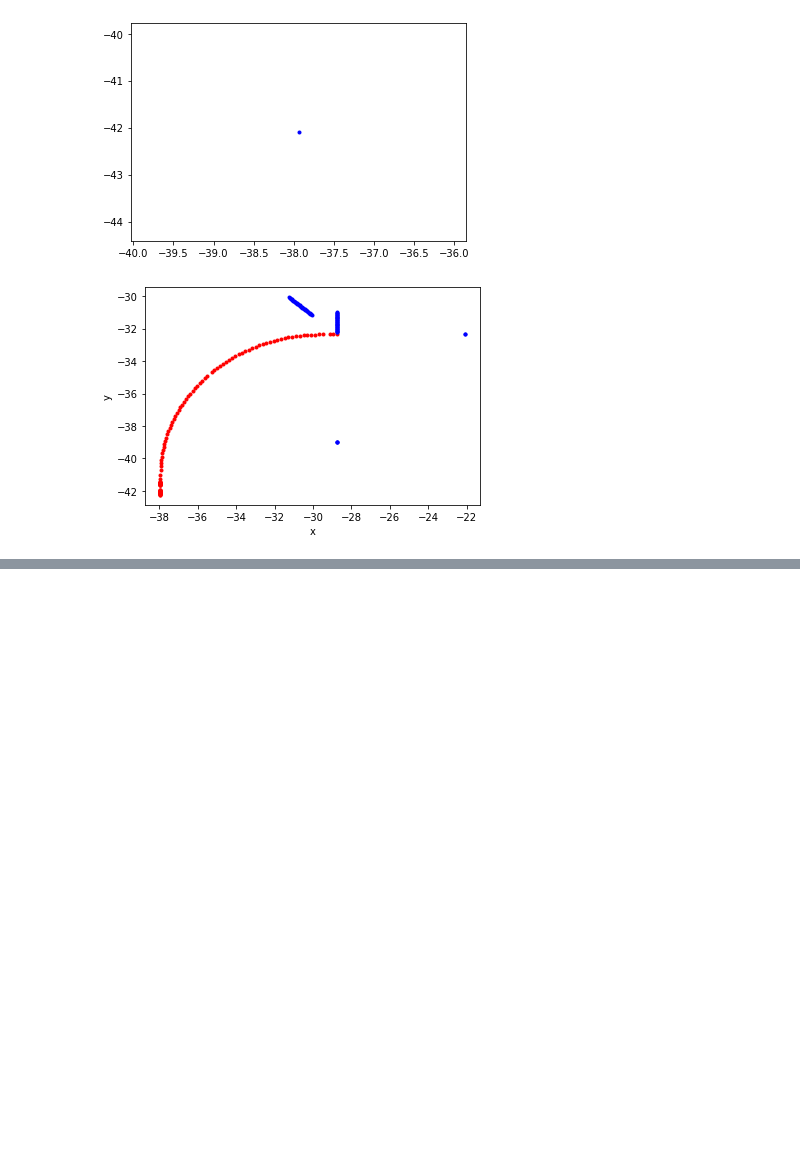
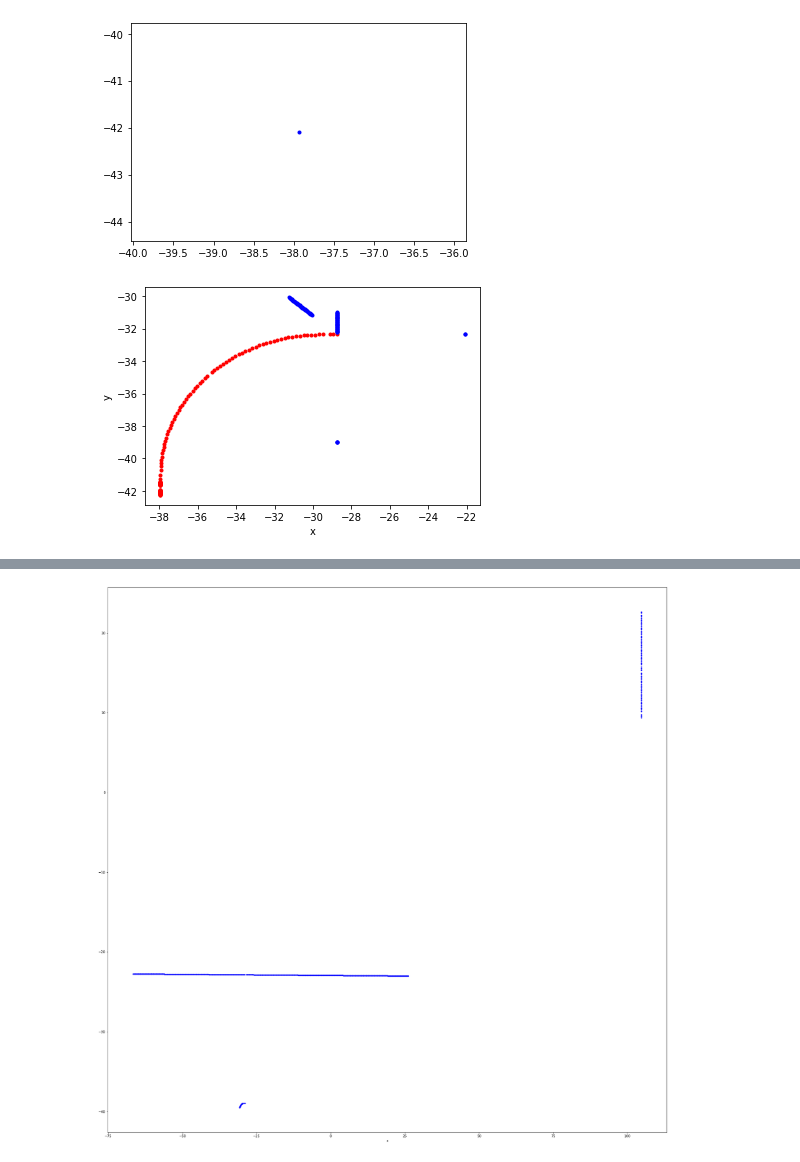
Before and after one commit to wahihihi/prediction, a Jupyter notebook: prediction/src/hdmap/data/opendrive_data.ipynb, the cells around one changed output, grey strips where cells are left out. Drawn from its saved outputs; the diff is of its cells as text; code cells hidden in the pictures; blank space fills up the shorter version.

```diff
--- a/prediction/src/hdmap/data/opendrive_data.ipynb
+++ b/prediction/src/hdmap/data/opendrive_data.ipynb
@@ -410,0 +304,74 @@ plt.plot(center_xpoints, center_ypoints,".",c='r')
+# %%
+import pandas as pd
+import numpy as np
+import matplotlib.pyplot as plt
+import math
+
+
+plt.figure(figsize=(30,30))
+plt.xlabel("x")
+plt.ylabel("")
+
+POINT_COLUMN_NAMES = ['x', 'y']
+
+# df_map = pd.read_csv('/home/ai/catkin_ws/src/prediction/log/all_map.txt', header=None, sep=',')
+# df_map.columns = POINT_COLUMN_NAMES
+# map_xpoints = np.array(df_map['x'])
+# map_ypoints = np.array(df_map['y'])
+# plt.plot(map_xpoints, map_ypoints,"*",color='r')
+
+# df_reference = pd.read_csv('/home/ai/catkin_ws/src/prediction/log/reference_line_data.txt', header=None, sep=',')
+# df_reference.columns = POINT_COLUMN_NAMES
+# reference_xpoints = np.array(df_reference['x'])
+# reference_ypoints = np.array(df_reference['y'])
+# plt.plot(reference_xpoints, reference_ypoints,"*",color='r')
+
+# df_center = pd.read_csv('/home/ai/catkin_ws/src/prediction/log/center_line_data.txt', header=None, sep=',')
+# df_center.columns = POINT_COLUMN_NAMES
+# center_xpoints = np.array(df_center['x'])
+# center_ypoints = np.array(df_center['y'])
+# plt.plot(center_xpoints, center_ypoints,".",c='b')
+
+# df_right = pd.read_csv('/home/ai/catkin_ws/src/prediction/log/right_line_data.txt', header=None, sep=',')
+# df_right.columns = POINT_COLUMN_NAMES
+# right_xpoints = np.array(df_right['x'])
+# right_ypoints = np.array(df_right['y'])
+# plt.plot(right_xpoints, right_ypoints,".",c='#0ba8a8')
+
+
+# df_left = pd.read_csv('/home/ai/catkin_ws/src/prediction/log/left_line_data.txt', header=None, sep=',')
+# df_left.columns = POINT_COLUMN_NAMES
+# left_xpoints = np.array(df_left['x'])
+# left_ypoints = np.array(df_left['y'])
+# plt.plot(left_xpoints, left_ypoints,".",c='#0ba8a8')
+
+
+# df_ref = pd.read_csv('/home/ai/catkin_ws/src/prediction/log/prediction_node.ERROR', header=None, sep=',')
+# df_ref.columns = POINT_COLUMN_NAMES
+# ref_xpoints = np.array(df_ref['x'])
+# ref_ypoints = np.array(df_ref['y'])
+# plt.plot(ref_xpoints, ref_ypoints,".",c='r')
+
+df_center_ = pd.read_csv('/home/ai/catkin_ws/src/prediction/log/prediction_node.ERROR', header=None, sep=',')
+df_center_.columns = POINT_COLUMN_NAMES
+center_xpoints_ = np.array(df_center_['x'])
+center_ypoints_ = np.array(df_center_['y'])
+plt.plot(center_xpoints_, center_ypoints_,".",c='b')
+
+# df_right_ = pd.read_csv('/home/ai/catkin_ws/src/prediction/log/prediction_node.ERROR', header=None, sep=',')
+# df_right_.columns = POINT_COLUMN_NAMES
+# right_xpoints_ = np.array(df_right_['x'])
+# right_ypoints_ = np.array(df_right_['y'])
+# plt.plot(right_xpoints_, right_ypoints_,".",c='g')
+
+# df_left_ = pd.read_csv('/home/ai/catkin_ws/src/prediction/log/prediction_node.ERROR', header=None, sep=',')
+# df_left_.columns = POINT_COLUMN_NAMES
+# left_xpoints_ = np.array(df_left_['x'])
+# left_ypoints_ = np.array(df_left_['y'])
+# plt.plot(left_xpoints_, left_ypoints_,".",c='g')
+
+
+
+plt.show()
+# %% [output]
+[figure, added]
```
Also changed, not shown: parts of 4 cells of this notebook, 12 other files.
